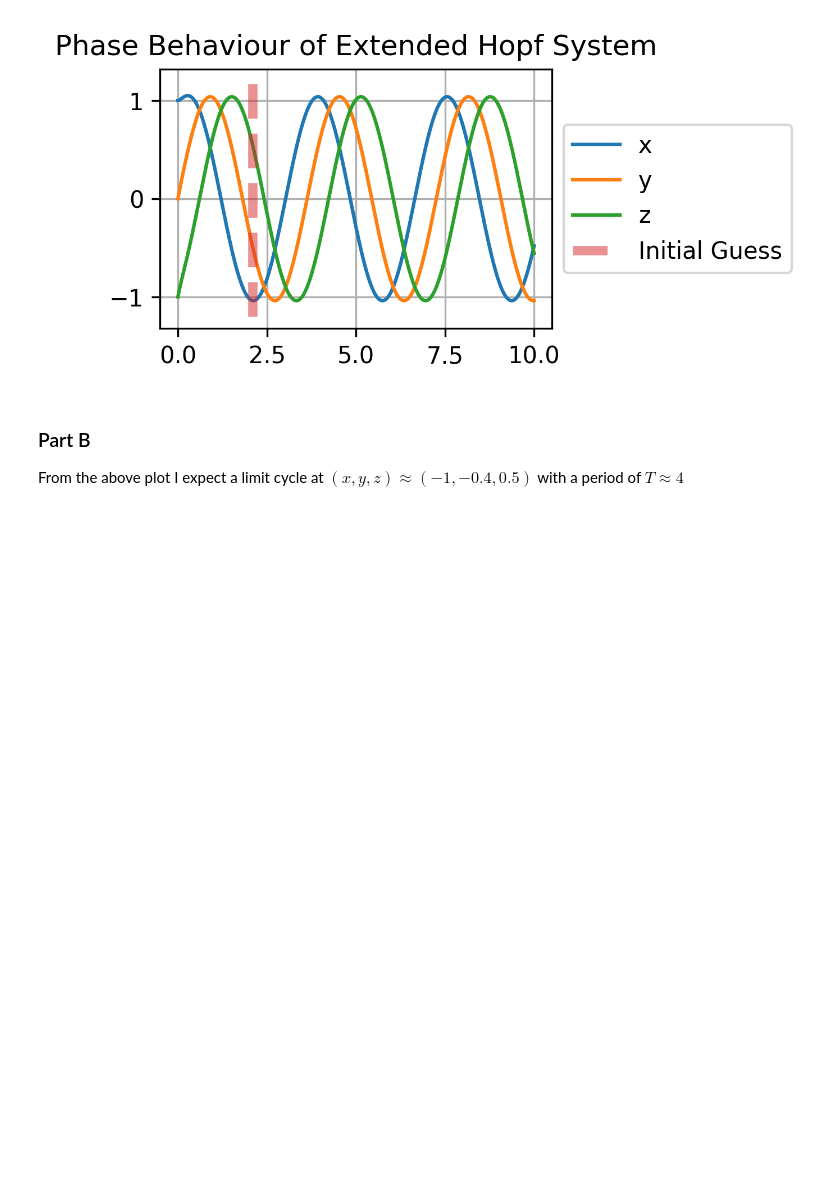
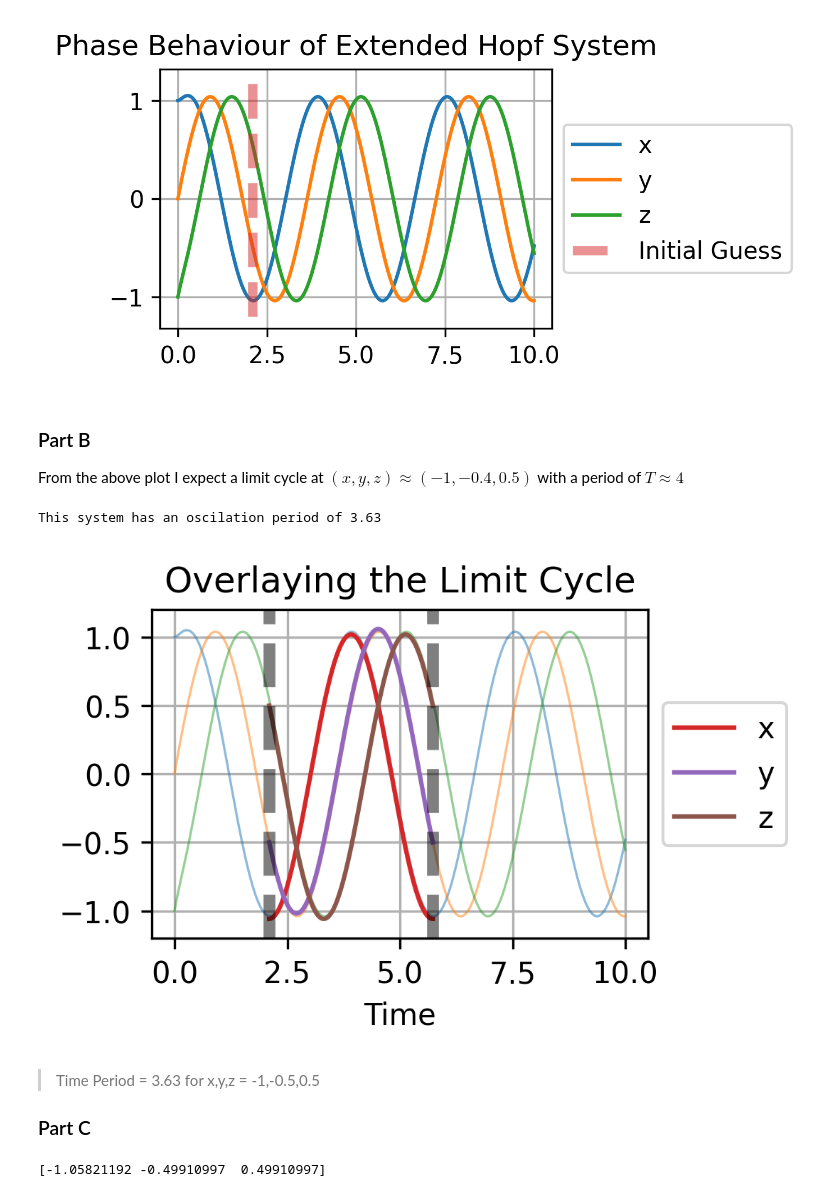
Before and after one commit to LudoOliver/emat30008, a Jupyter notebook: SciCompDemos.ipynb, the cells around one changed output. Cells and saved outputs as stored; diff of their text form; code cells hidden in the pictures; blank space fills up the shorter version.

```diff
--- a/SciCompDemos.ipynb
+++ b/SciCompDemos.ipynb
@@ -125,0 +123,30 @@ GuessT = 4
+# %%
+GuessXYZ = (-1,-0.5,0.5)
+GuessT = 3.9
+
+CycleXYZ ,CycleT = Week16General.Shooting(ExtendedHopf,GuessXYZ,GuessT)
+NewXYZ,NewTime = ODESolver.Solve_to(ExtendedHopf,CycleXYZ,(0,CycleT))
+plt.figure(figsize=(3,2),dpi=300)
+plt.plot(Time,XYZ.T,alpha=0.5,linewidth=0.8)
+plt.plot(NewTime+2.1,NewXYZ.T,label=("x","y","z"))
+plt.plot((2.1,2.1),(-1.2,1.2),linestyle="--",linewidth=4,alpha=0.5,color='k')
+plt.plot((2.1+CycleT,2.1+CycleT),(-1.2,1.2),linestyle="--",linewidth=4,alpha=0.5,color='k')
+plt.title("Overlaying the Limit Cycle")
+plt.ylim((-1.2,1.2))
+plt.xlabel("Time")
+plt.grid()
+plt.legend(loc='center left', bbox_to_anchor=(1, 0.5))
+print(f"This system has an oscilation period of {CycleT:.2f}")
+# %% [output]
+This system has an oscilation period of 3.63
+[figure, added]
+# %% [markdown]
+> Time Period = 3.63 for x,y,z = -1,-0.5,0.5
+### Part C
+# %%
+InitialConditions = np.hstack(CycleXYZ,CycleT)
+SolnXYT,ParameterValues = Week17Continuation.ShootingArcLengthCont(
+    ExtendedHopf,InitialConditions,(1,-1),ContinuationMax
+)
+# %% [output]
+[-1.05821192 -0.49910997  0.49910997]
```
Also changed, not shown: parts of 1 cell of this notebook, 1 other file.
